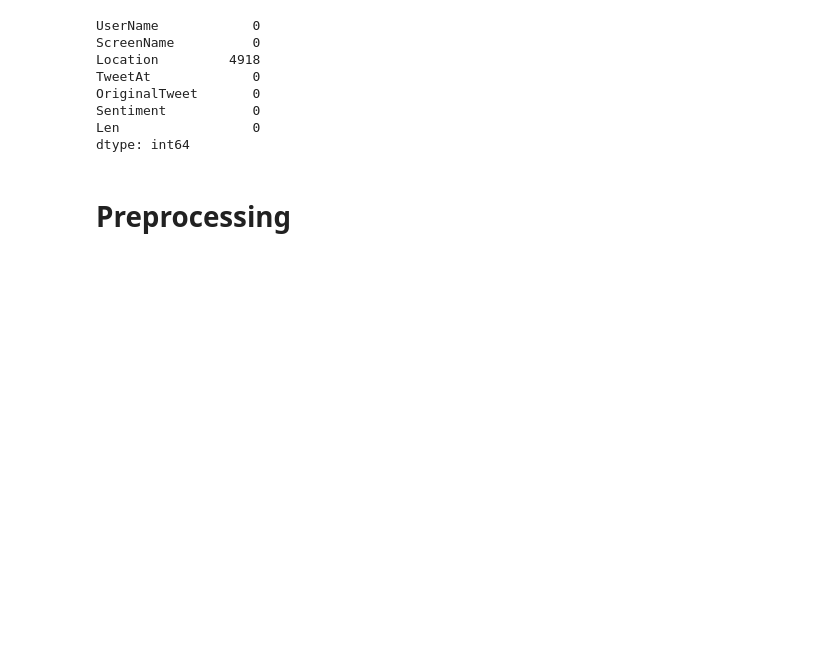
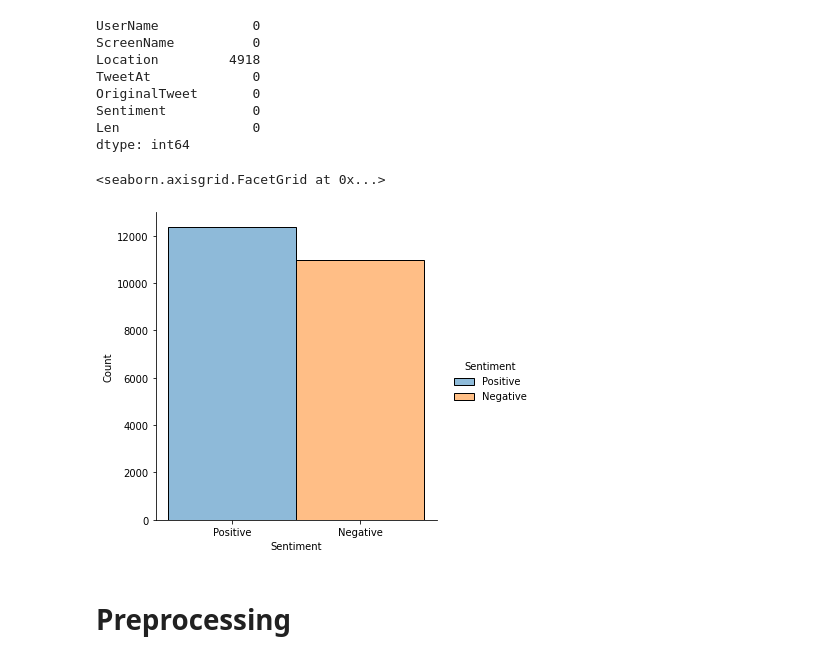
Before and after one commit to Nemo-netidol/Tweet-corona-sentiment, a Jupyter notebook: model.ipynb, the cells around one changed output. Saved outputs shown, nothing was run; the diff lists cells and outputs as text; code cells hidden in the pictures; blank space fills up the shorter version.

```diff
--- a/model.ipynb
+++ b/model.ipynb
@@ -46,6 +46,11 @@ OriginalTweet       0
 Sentiment           0
 Len                 0
 dtype: int64
+# %%
+sns.displot(df, x='Sentiment', hue='Sentiment')
+# %% [output]
+<seaborn.axisgrid.FacetGrid at 0x...>
+[figure, added]
 # %% [markdown]
 # Preprocessing
 # %%
```
Also changed, not shown: parts of 35 cells of this notebook, 1 other file.
